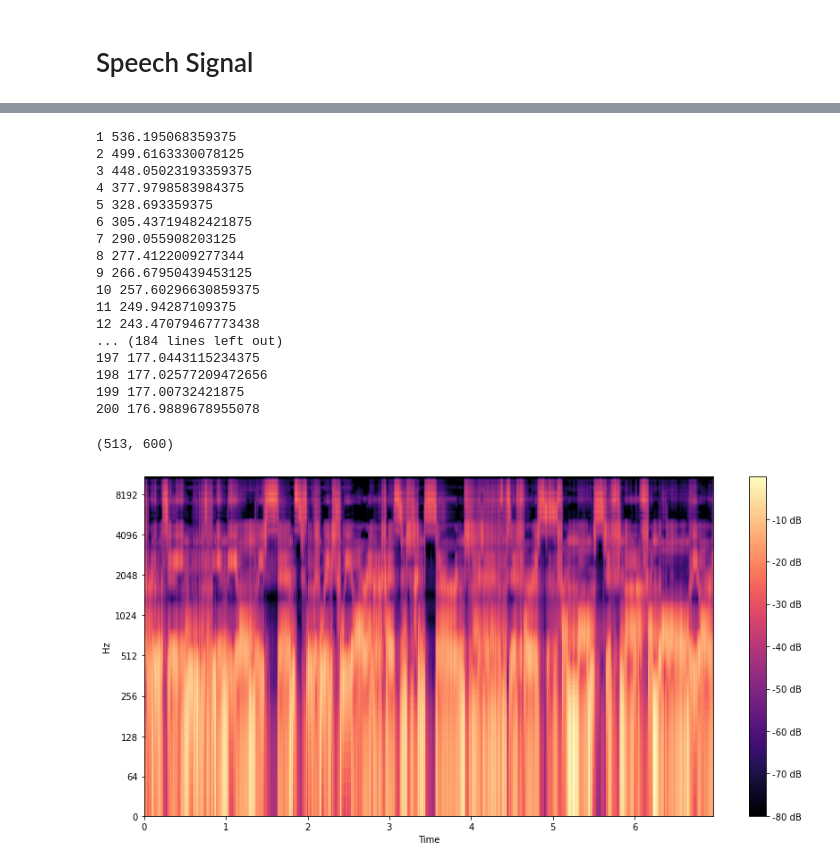
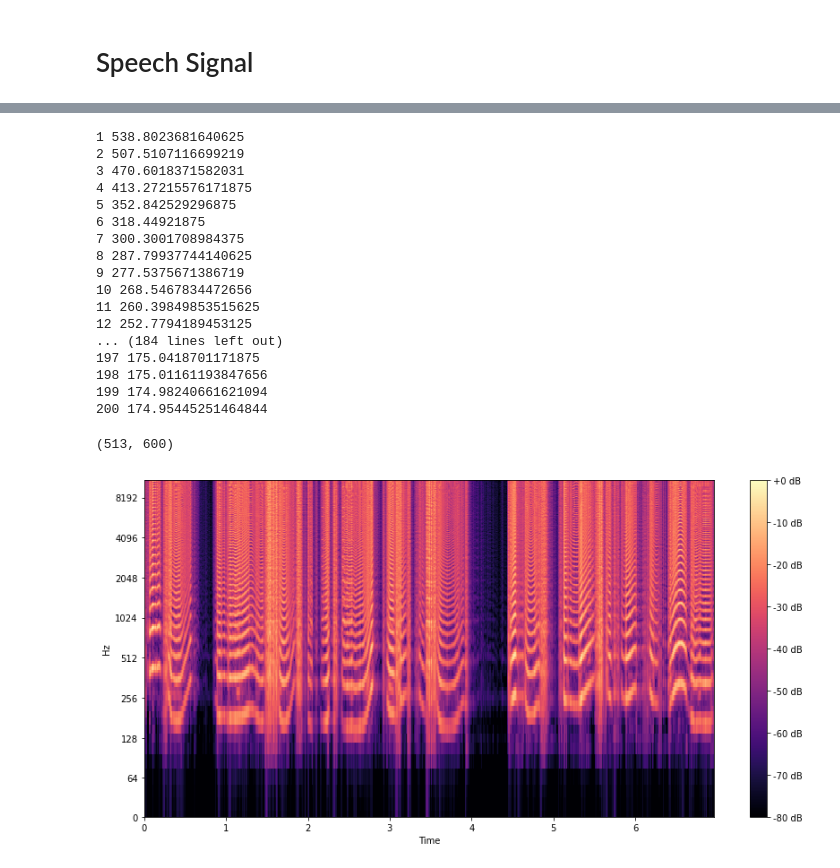
Before and after one commit to yoyololicon/pytorch-NMF, a Jupyter notebook: examples/Amen_break.ipynb, the cells around one changed output, grey strips where cells are left out. Cells and saved outputs as stored; diff of their text form; code cells hidden in the pictures.

```diff
--- a/examples/Amen_break.ipynb
+++ b/examples/Amen_break.ipynb
@@ -65,8 +65,6 @@ class SourceFilter(nn.Module):
             eu = ch @ np.exp(2j * np.pi * h[:, None] * f * t)
             eu /= np.linalg.norm(eu)
             tmp.append(np.abs(np.fft.fft(eu * window.numpy())[:nfft//2+1]))
-            #plt.plot(eu.real)
-            #plt.show()
 
         noise = np.ones(nfft // 2 + 1)
         tmp.append(noise)
@@ -93,10 +91,11 @@ class SourceFilter(nn.Module):
         self.filt2 = NMF(H=(K, S.shape[1]))
 
     def forward(self):
-        return selsource() * self.filt2(W=self.filt1())
+        return self.source() * self.filt2(W=self.filt1())
 
 
 net = SourceFilter()
+print(net)
 
 fig = plt.figure(figsize=(8, 6))
 plt.subplot(121)
@@ -121,34 +134,34 @@ for i in range(maxiter):
     optim.step(closure)
     print(i+1, Beta_divergence(net() + 1e-8, Scu + 1e-8, 1).mul(2).sqrt().item())
 # %% [output]
-1 536.195068359375
-2 499.6163330078125
-3 448.05023193359375
-4 377.9798583984375
-5 328.693359375
-6 305.43719482421875
-7 290.055908203125
-8 277.4122009277344
-9 266.67950439453125
-10 257.60296630859375
-11 249.94287109375
-12 243.47079467773438
+1 538.8023681640625
+2 507.5107116699219
+3 470.6018371582031
+4 413.27215576171875
+5 352.842529296875
+6 318.44921875
+7 300.3001708984375
+8 287.79937744140625
+9 277.5375671386719
+10 268.5467834472656
+11 260.39849853515625
+12 252.7794189453125
 ... (184 lines left out)
-197 177.0443115234375
-198 177.02577209472656
-199 177.00732421875
-200 176.9889678955078
+197 175.0418701171875
+198 175.01161193847656
+199 174.98240661621094
+200 174.95445251464844
 # %%
-y = net.filt2(W=net.filt1()).detach().cpu().numpy()[:, :600]
+y = net.source().detach().cpu().numpy()[:, :600]
 #y = net.impulse.squeeze().detach().cpu().numpy()[:, :200]
 #y /= y.max(0)
 print(y.shape)
 
 fig = plt.figure(figsize=(12, 6))
 display.specshow(librosa.amplitude_to_db(y, ref=np.max), y_axis='log', x_axis='time', sr=sr, hop_length=hop_length)
 plt.colorbar(format='%+2.0f dB')
 plt.tight_layout()
 plt.show()
 # %% [output]
 (513, 600)
-[figure, old version]
+[figure, new version]
```
Also changed, not shown: parts of 1 cell of this notebook, 3 other files.
